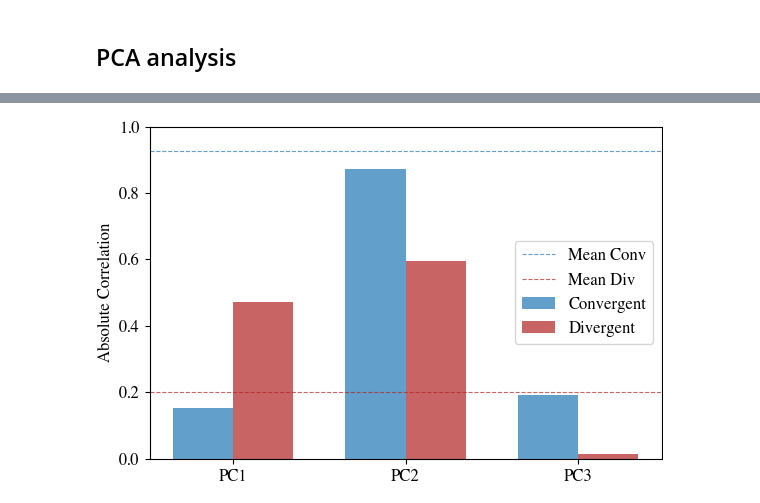
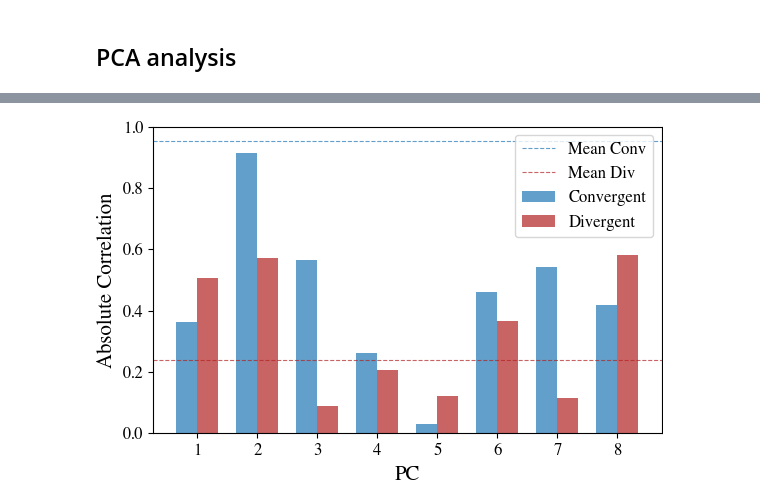
Before and after one commit to ronanhansel/reeval-multi, a Jupyter notebook: mirt-official/demo-scale.ipynb, the cells around one changed output, grey strips where cells are left out. Saved outputs shown, nothing was run; the diff lists cells and outputs as text; code cells hidden in the pictures.

```diff
--- a/mirt-official/demo-scale.ipynb
+++ b/mirt-official/demo-scale.ipynb
@@ -324,0 +220,10 @@ item_loadings = result['item_loadings']
+# %%
+math_scores = compute_scalar_ability(theta_df, a_df, b_series, math_items)
+
+conv_benchmark_scores = resmat[resmat.columns[resmat.columns.get_level_values('scenario').isin(['gsm', 'math'])]].mean(axis=1)
+mean_convergent_corr = abs(math_scores.corr(conv_benchmark_scores, method='spearman'))
+display(mean_convergent_corr)
+
+div_benchmark_scores = resmat[resmat.columns[resmat.columns.get_level_values('scenario').isin(['babi_qa', 'imdb'])]].mean(axis=1)
+mean_divergent_corr = abs(math_scores.corr(div_benchmark_scores, method='spearman'))
+display(mean_divergent_corr)
@@ -327,59 +240,38 @@ import matplotlib.pyplot as plt
 import numpy as np
 
 # Calculate correlations for PC1, PC2, PC3
-pcs = ['PC1', 'PC2', 'PC3']
+pcs = [f'PC{i+1}' for i in range(num_pcs)]
 conv_corrs = []
 div_corrs = []
 
 for pc in pcs:
     conv_corr = abs(scalar_scores[pc].corr(conv_benchmark_scores, method='spearman'))
     div_corr = abs(scalar_scores[pc].corr(div_benchmark_scores, method='spearman'))
     conv_corrs.append(conv_corr)
     div_corrs.append(div_corr)
 
 # Create the two-bar histogram
 x = np.arange(len(pcs))  # PC positions
 width = 0.35  # Width of the bars
 
 fig, ax = plt.subplots(figsize=(6, 4))
 bars1 = ax.bar(x - width/2, conv_corrs, width, label='Convergent', color='C0', alpha=0.7)
 bars2 = ax.bar(x + width/2, div_corrs, width, label='Divergent', color='firebrick', alpha=0.7)
 
 
 # Add horizontal dashed lines
-ax.axhline(y=0.9249592884792086, color='C0', linestyle='--', alpha=0.7, label='Mean Conv', linewidth=0.8)
-ax.axhline(y=0.2017261167304759, color='firebrick', linestyle='--', alpha=0.7, label='Mean Div', linewidth=0.8)
-
+ax.axhline(y=mean_convergent_corr, color='C0', linestyle='--', alpha=0.7, label='Mean Conv', linewidth=0.8)
+ax.axhline(y=mean_divergent_corr, color='firebrick', linestyle='--', alpha=0.7, label='Mean Div', linewidth=0.8)
 
 # Customize the plot
-# ax.set_xlabel('Principal Components')
 ax.set_ylabel('Absolute Correlation')
-# ax.set_title('PC Correlations with Benchmark Types')
+ax.set_xlabel('PC')
 ax.set_xticks(x)
-ax.set_xticklabels(pcs)
+ax.set_xticklabels([f'{i+1}' for i in range(num_pcs)])
 ax.set_ylim(0, 1)
 ax.legend()
-# ax.grid(True, alpha=0.3)
-
-# # Add value labels on bars
-# for bar in bars1:
-#     height = bar.get_height()
-#     ax.annotate(f'{height:.3f}',
-#                 xy=(bar.get_x() + bar.get_width() / 2, height),
-#                 xytext=(0, 3),  # 3 points vertical offset
-#                 textcoords="offset points",
-#                 ha='center', va='bottom')
-
-# for bar in bars2:
-#     height = bar.get_height()
-#     ax.annotate(f'{height:.3f}',
-#                 xy=(bar.get_x() + bar.get_width() / 2, height),
-#                 xytext=(0, 3),  # 3 points vertical offset
-#                 textcoords="offset points",
-#                 ha='center', va='bottom')
-
 plt.tight_layout()
-plt.savefig('../result/pc_correlations_histogram.pdf')
+plt.savefig('../result/pc_correlations_histogram_math.pdf')
 plt.show()
 # %% [output]
-[figure, old version]
+[figure, new version]
```
Also changed, not shown: parts of 28 cells of this notebook, 10 other files.
